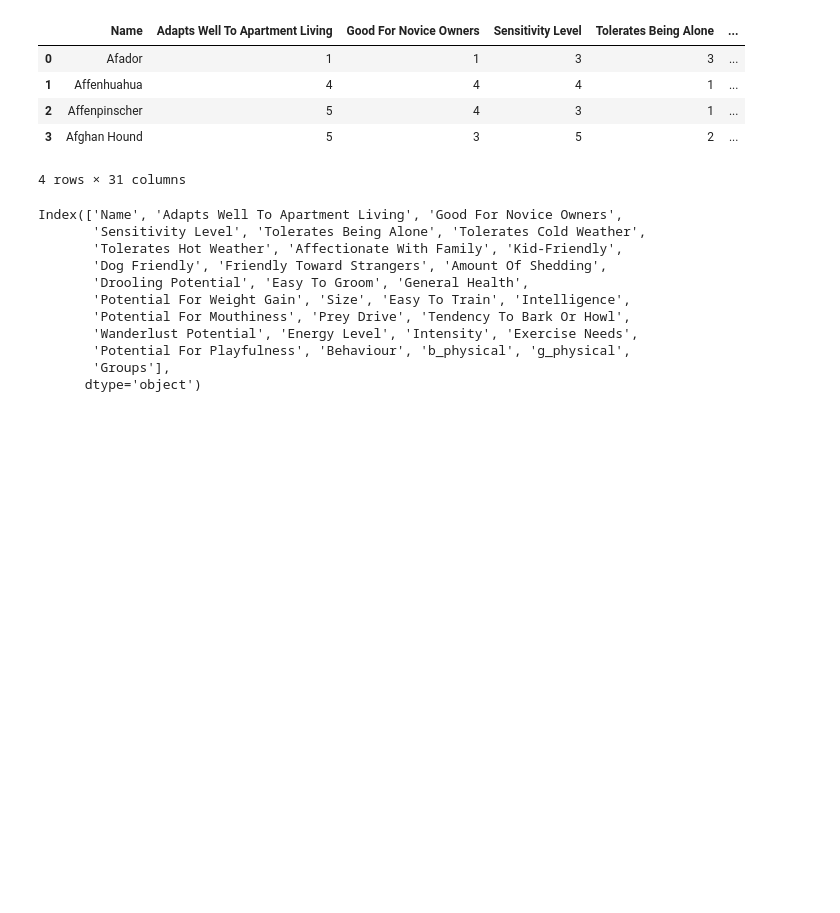
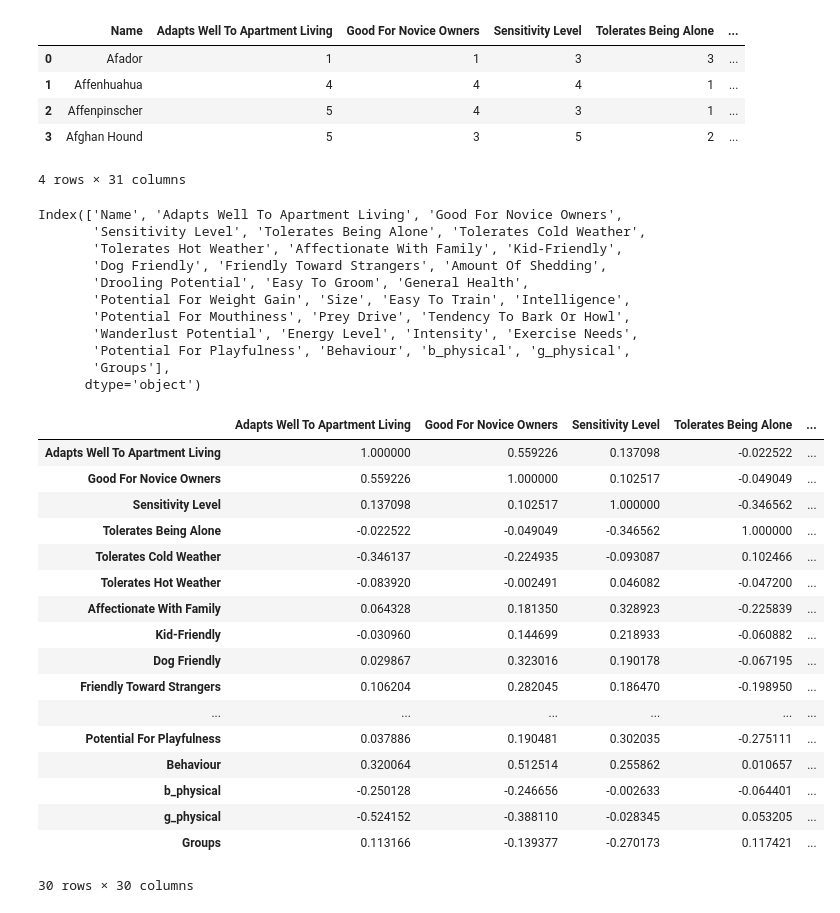
Before and after one commit to mariadelascotrina/One_chance_for_the_best_perrete, a Jupyter notebook: Notebooks/3_Dog_recomendation.ipynb, the cells around one changed output. Saved outputs shown, nothing was run; the diff lists cells and outputs as text; code cells hidden in the pictures; blank space fills up the shorter version.

```diff
--- a/Notebooks/3_Dog_recomendation.ipynb
+++ b/Notebooks/3_Dog_recomendation.ipynb
@@ -53,0 +69,21 @@ Index(['Name', 'Adapts Well To Apartment Living', 'Good For Novice Owners',
+# %%
+hola
+# %% [output]
+|  | Adapts Well To Apartment Living | Good For Novice Owners | Sensitivity Level | Tolerates Being Alone | ... |
+| Adapts Well To Apartment Living | 1.000000 | 0.559226 | 0.137098 | -0.022522 | ... |
+| Good For Novice Owners | 0.559226 | 1.000000 | 0.102517 | -0.049049 | ... |
+| Sensitivity Level | 0.137098 | 0.102517 | 1.000000 | -0.346562 | ... |
+| Tolerates Being Alone | -0.022522 | -0.049049 | -0.346562 | 1.000000 | ... |
+| Tolerates Cold Weather | -0.346137 | -0.224935 | -0.093087 | 0.102466 | ... |
+| Tolerates Hot Weather | -0.083920 | -0.002491 | 0.046082 | -0.047200 | ... |
+| Affectionate With Family | 0.064328 | 0.181350 | 0.328923 | -0.225839 | ... |
+| Kid-Friendly | -0.030960 | 0.144699 | 0.218933 | -0.060882 | ... |
+| Dog Friendly | 0.029867 | 0.323016 | 0.190178 | -0.067195 | ... |
+| Friendly Toward Strangers | 0.106204 | 0.282045 | 0.186470 | -0.198950 | ... |
+| ... | ... | ... | ... | ... | ... |
+| Potential For Playfulness | 0.037886 | 0.190481 | 0.302035 | -0.275111 | ... |
+| Behaviour | 0.320064 | 0.512514 | 0.255862 | 0.010657 | ... |
+| b_physical | -0.250128 | -0.246656 | -0.002633 | -0.064401 | ... |
+| g_physical | -0.524152 | -0.388110 | -0.028345 | 0.053205 | ... |
+| Groups | 0.113166 | -0.139377 | -0.270173 | 0.117421 | ... |
+30 rows × 30 columns
```
Also changed, not shown: parts of 13 cells of this notebook, 1 other file.
